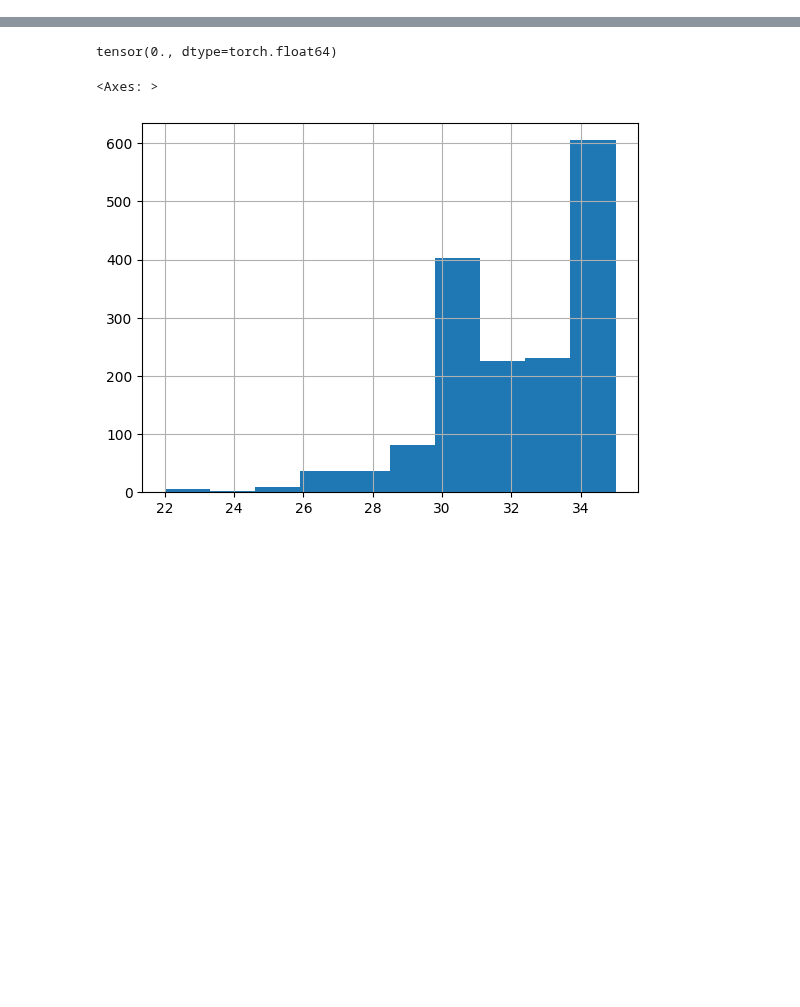
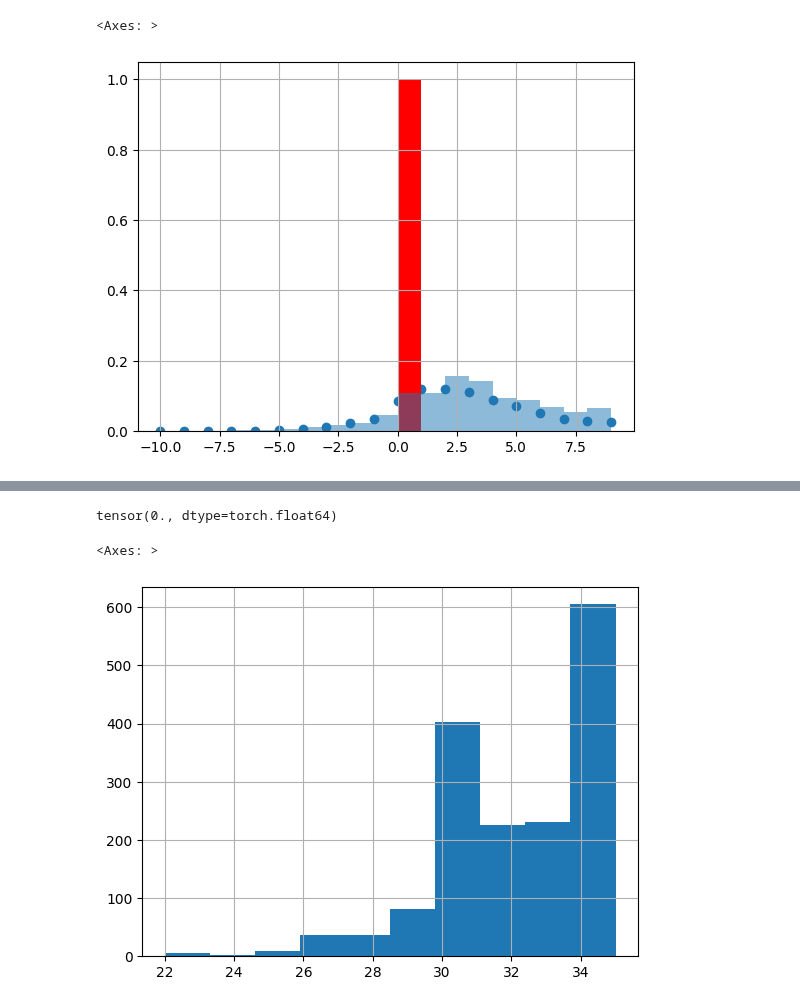
Before and after one commit to sharedw/NFL_sim, a Jupyter notebook: nn_models.ipynb, the cells around one changed output, grey strips where cells are left out. Saved outputs shown, nothing was run; the diff lists cells and outputs as text; code cells hidden in the pictures; blank space fills up the shorter version.

```diff
--- a/nn_models.ipynb
+++ b/nn_models.ipynb
@@ -215,0 +399,20 @@ Test Loss: 2.9098, Test Accuracy: 0.1174
+# %%
+ydl = 10
+test = rushes.loc[rushes.yardline_100==ydl, rush_yards_cols].copy()
+testy = rushes.loc[rushes.yardline_100==ydl, 'yards_shifted'].copy()
+
+
+
+
+a = sample_df(test, 30).mean(dim=0)
+a = torch.nn.functional.softmax(a,dim=0)
+#a[30+ydl] = a[30+ydl+1:].sum()
+#a[30+ydl+1:] /= 20
+a.shape
+a = a.detach().to('cpu')
+plt.scatter(range(-10,10),a[20:40])
+plt.hist(a, bins=range(-10,10),density=True, color='r')
+(testy-30).hist(density=True, alpha=0.5, bins=range(-10,10))
+# %% [output]
+<Axes: >
+[figure, added]
```
Also changed, not shown: parts of 39 cells of this notebook, 18 other files.
